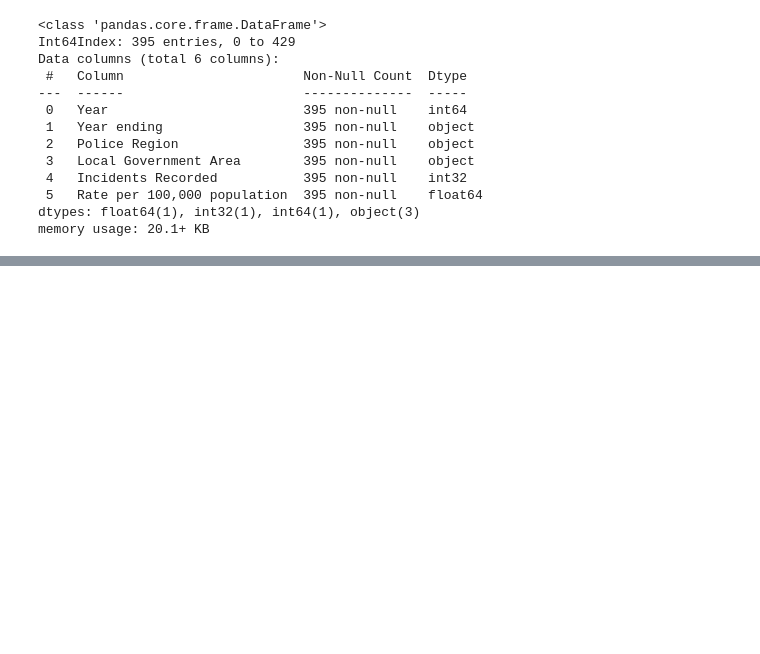
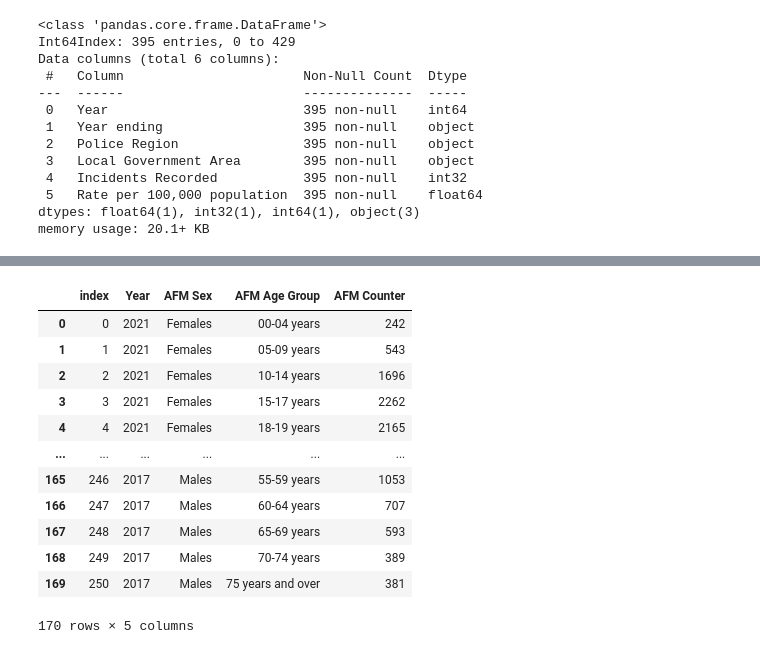
Before and after one commit to sherintm/crimedata-viz, a Jupyter notebook: CrimeData.ipynb, the cells around one changed output, grey strips where cells are left out. Drawn from its saved outputs; the diff is of its cells as text; code cells hidden in the pictures; blank space fills up the shorter version.

```diff
--- a/CrimeData.ipynb
+++ b/CrimeData.ipynb
@@ -200,0 +238,20 @@ memory usage: 20.1+ KB
+# %%
+victim_df_clean_gender = victim_df.loc[victim_df['AFM Sex'] != 'People']
+victim_df_clean = victim_df_clean_gender.loc[victim_df_clean_gender['AFM Age Group'] != 'Total']
+victim_df_clean['AFM Counter'] = victim_df_clean['AFM Counter'].replace('[,]', '', regex=True).astype(int)
+victim_df_clean_final = victim_df_clean[['Year', 'AFM Sex', 'AFM Age Group', 'AFM Counter']]
+victim_df_clean_final
+# %% [output]
+|  | index | Year | AFM Sex | AFM Age Group | AFM Counter |
+| 0 | 0 | 2021 | Females | 00-04 years | 242 |
+| 1 | 1 | 2021 | Females | 05-09 years | 543 |
+| 2 | 2 | 2021 | Females | 10-14 years | 1696 |
+| 3 | 3 | 2021 | Females | 15-17 years | 2262 |
+| 4 | 4 | 2021 | Females | 18-19 years | 2165 |
+| ... | ... | ... | ... | ... | ... |
+| 165 | 246 | 2017 | Males | 55-59 years | 1053 |
+| 166 | 247 | 2017 | Males | 60-64 years | 707 |
+| 167 | 248 | 2017 | Males | 65-69 years | 593 |
+| 168 | 249 | 2017 | Males | 70-74 years | 389 |
+| 169 | 250 | 2017 | Males | 75 years and over | 381 |
+170 rows × 5 columns
```
Also changed, not shown: parts of 9 cells of this notebook.
